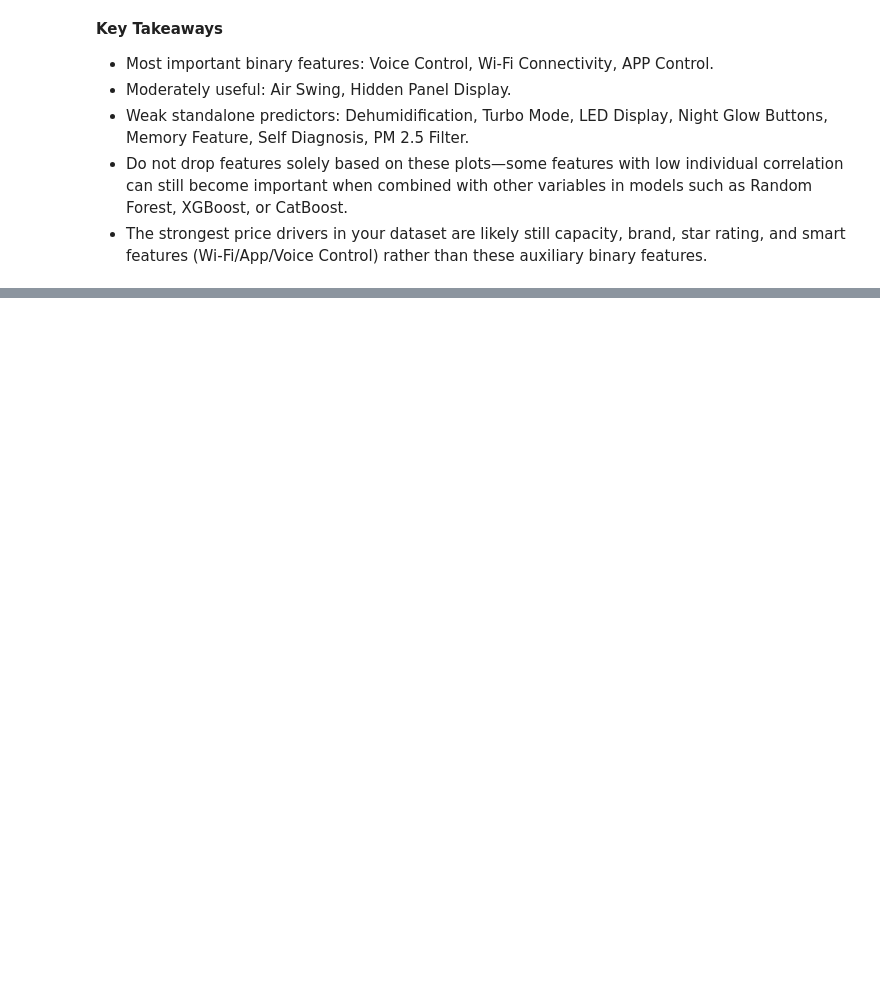
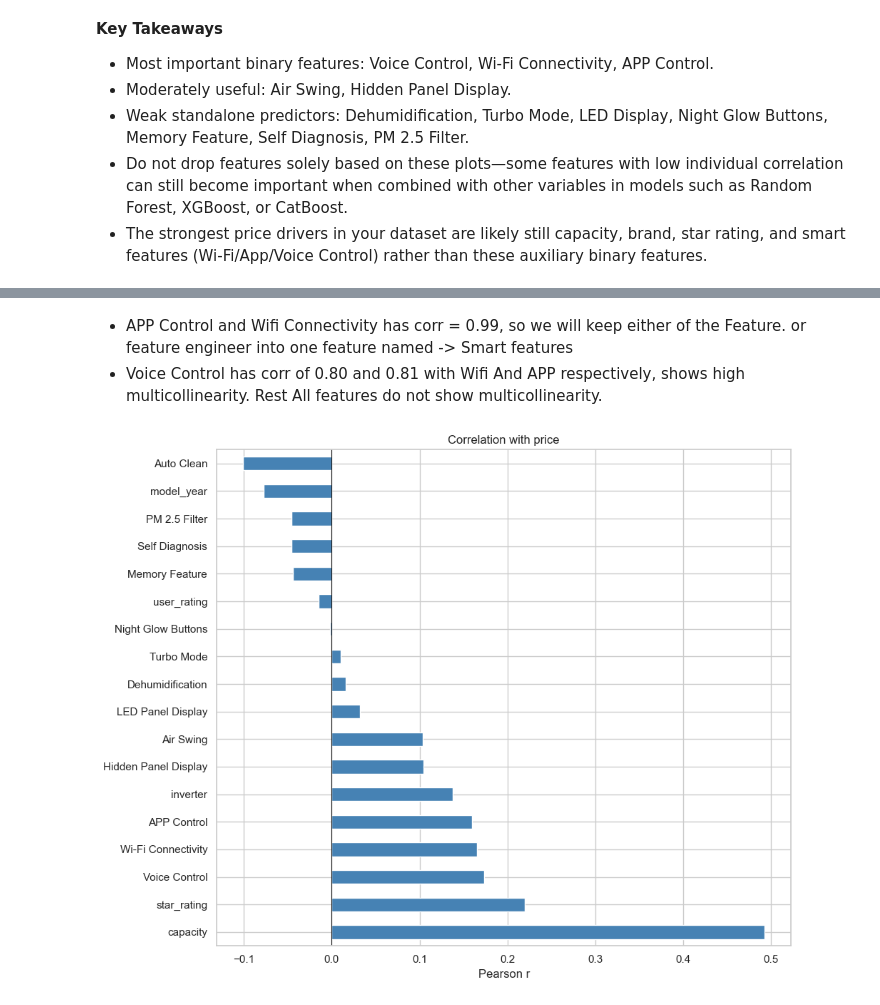
Before and after one commit to pradhumansoni/Home-Appliances-Pricing-Intelligence-Platform, a Jupyter notebook: notebooks/03.ac_eda.ipynb, the cells around one changed output, grey strips where cells are left out. Cells and saved outputs as stored; diff of their text form; code cells hidden in the pictures; blank space fills up the shorter version.

```diff
--- a/notebooks/03.ac_eda.ipynb
+++ b/notebooks/03.ac_eda.ipynb
@@ -663,0 +742,15 @@ plt.show()
+# %% [markdown]
+- APP Control and Wifi Connectivity has corr = 0.99, so we will keep either of the Feature. or feature engineer into one feature named -> Smart features
+- Voice Control has corr of 0.80 and 0.81 with Wifi And APP respectively, shows high multicollinearity. Rest All features do not show multicollinearity.
+# %%
+# Correlation Plot of Numeric Features Vs Price
+
+price_corr = data.select_dtypes(include='number').corr()['price'].drop('price').sort_values(ascending=False)
+price_corr.plot(kind='barh', figsize=(10, 8), color='steelblue')
+plt.title('Correlation with price')
+plt.xlabel('Pearson r')
+plt.axvline(0, color='black', linewidth=0.8)
+plt.tight_layout()
+plt.show()
+# %% [output]
+[figure, added]
```
Also changed, not shown: parts of 20 cells of this notebook.
